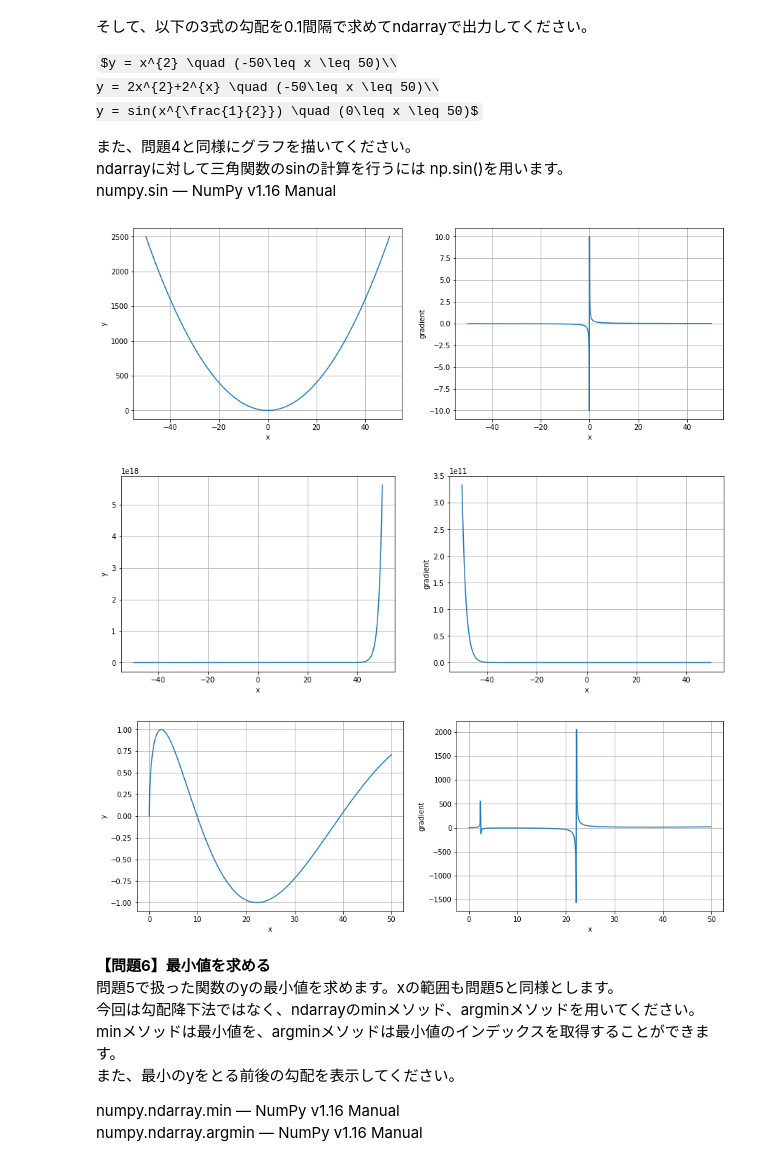
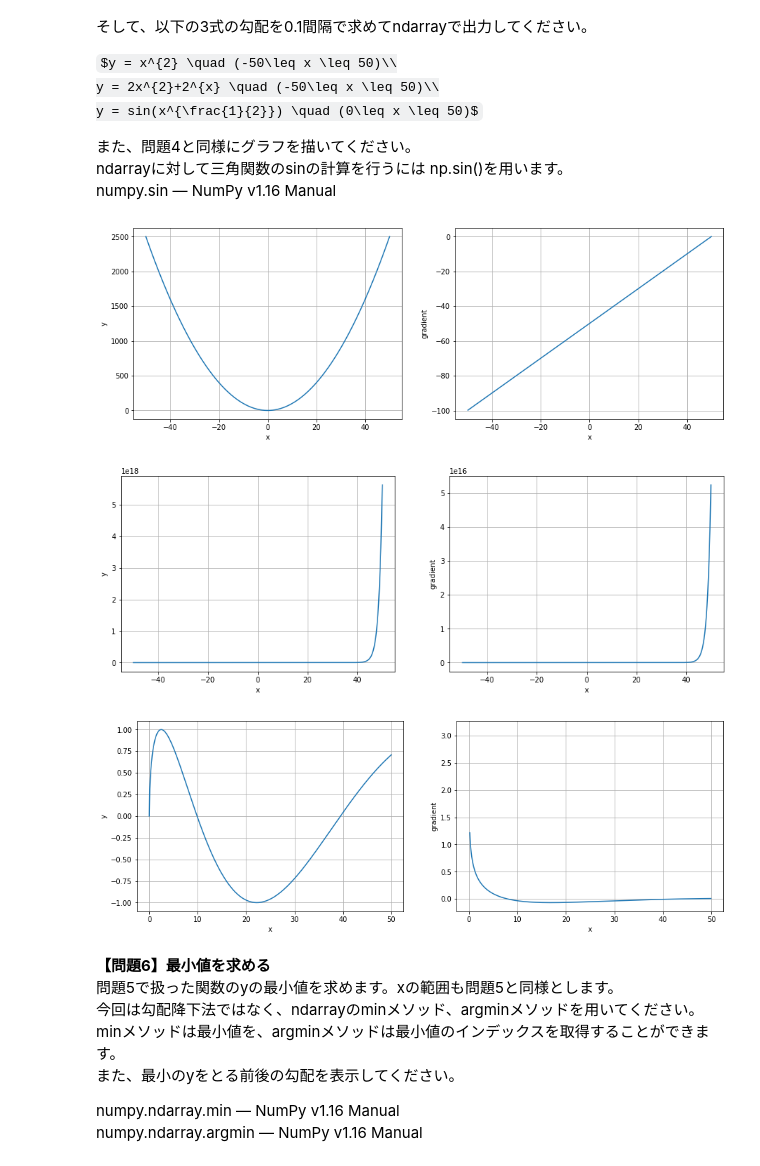
Before and after one commit to Queeen314/DIC_Assignment, a Jupyter notebook: week2/week2_work1.ipynb, the cells around one changed output. Cells and saved outputs as stored; diff of their text form; code cells hidden in the pictures; some formulas as TeX source.

```diff
--- a/week2/week2_work1.ipynb
+++ b/week2/week2_work1.ipynb
@@ -122,11 +122,8 @@ def compute_gradient(function, x_range=(-50, 50.1, 0.1)):
     """
     array_x = np.arange(x_range[0], x_range[1], x_range[2])
     array_y = function(array_x)
-    array_x = array_x.reshape(-1, 1)
-    array_y = array_y.reshape(-1, 1)
-    array_xy = np.concatenate([array_x, array_y], axis=1)
-    gradient = (array_xy[1:, 0] - array_xy[0:-1, 0]) / (array_xy[1:, 1] - array_xy[0:-1, 1])
-    return array_xy, gradient
+    gradient = (array_y[1] - array_y[0:-1]) / (array_x[1] - array_x[0:-1])
+    return array_x, array_y, gradient
 
 def function1(array_x):
     array_y = array_x**2
@@ -140,37 +137,37 @@ def function3(array_x):
     array_y = np.sin(array_x**(1/2))
     return array_y
 # %%
-def plot_2graphs(array_xy, gradient):
+def plot_2graphs(array_x, array_y, gradient):
     fig = plt.figure(figsize=(15, 5))
 
     ax1 = fig.add_subplot(1, 2, 1)
-    ax1.plot(array_xy[:, 0], array_xy[:, 1])
+    ax1.plot(array_x, array_y)
     ax1.set_xlabel('x')
     ax1.set_ylabel('y')
     ax1.grid()
 
     ax2 = fig.add_subplot(1, 2, 2)
-    ax2.plot(array_xy[0:-1, 0], gradient)
+    ax2.plot(array_x[:-1], gradient)
     ax2.set_xlabel('x')
     ax2.set_ylabel('gradient')
     ax2.grid()
 
     plt.show()
 # %%
-array_xy1, gradient1 = compute_gradient(function1, x_range=(-50, 50.1, 0.1))
-plot_2graphs(array_xy1, gradient1)
+array_x1, array_y1, gradient1 = compute_gradient(function1, x_range=(-50, 50.1, 0.1))
+plot_2graphs(array_x1, array_y1, gradient1)
 # %% [output]
-[figure, old version]
+[figure, new version]
 # %%
-array_xy2, gradient2 = compute_gradient(function2, x_range=(-50, 50.1, 0.1))
-plot_2graphs(array_xy2, gradient2)
+array_x2, array_y2, gradient2 = compute_gradient(function2, x_range=(-50, 50.1, 0.1))
+plot_2graphs(array_x2, array_y2, gradient2)
 # %% [output]
-[figure, old version]
+[figure, new version]
 # %%
-array_xy3, gradient3 = compute_gradient(function3, x_range=(0, 50.1, 0.1))
-plot_2graphs(array_xy3, gradient3)
+array_x3, array_y3, gradient3 = compute_gradient(function3, x_range=(0, 50.1, 0.1))
+plot_2graphs(array_x3, array_y3, gradient3)
 # %% [output]
-[figure, old version]
+[figure, new version]
 # %% [markdown]
 **【問題6】最小値を求める**
 問題5で扱った関数のyの最小値を求めます。xの範囲も問題5と同様とします。
```
Also changed, not shown: parts of 3 cells of this notebook.
